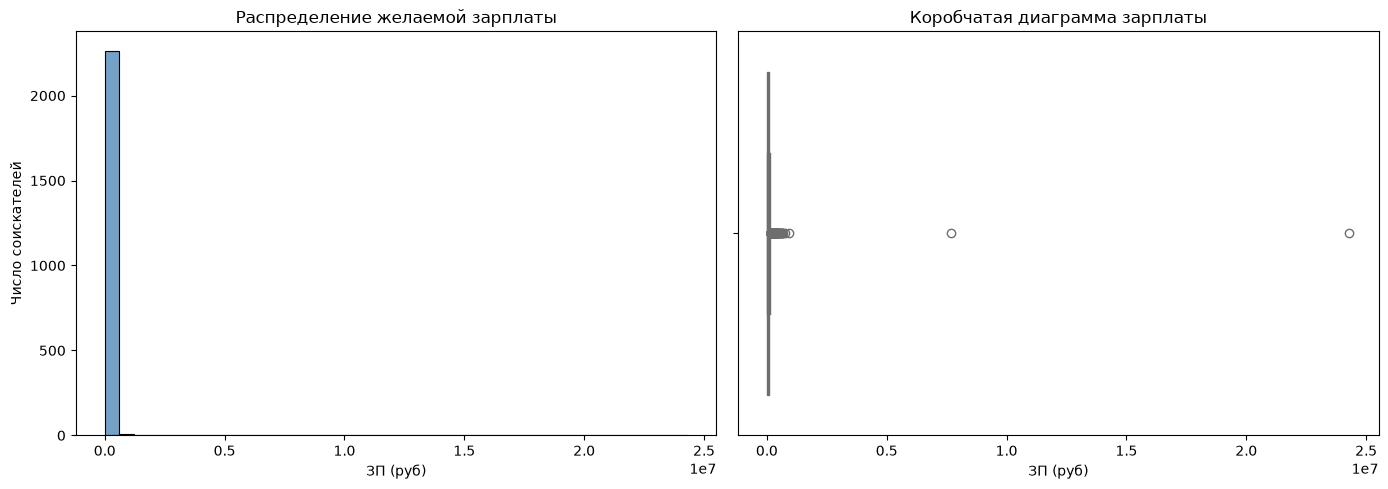
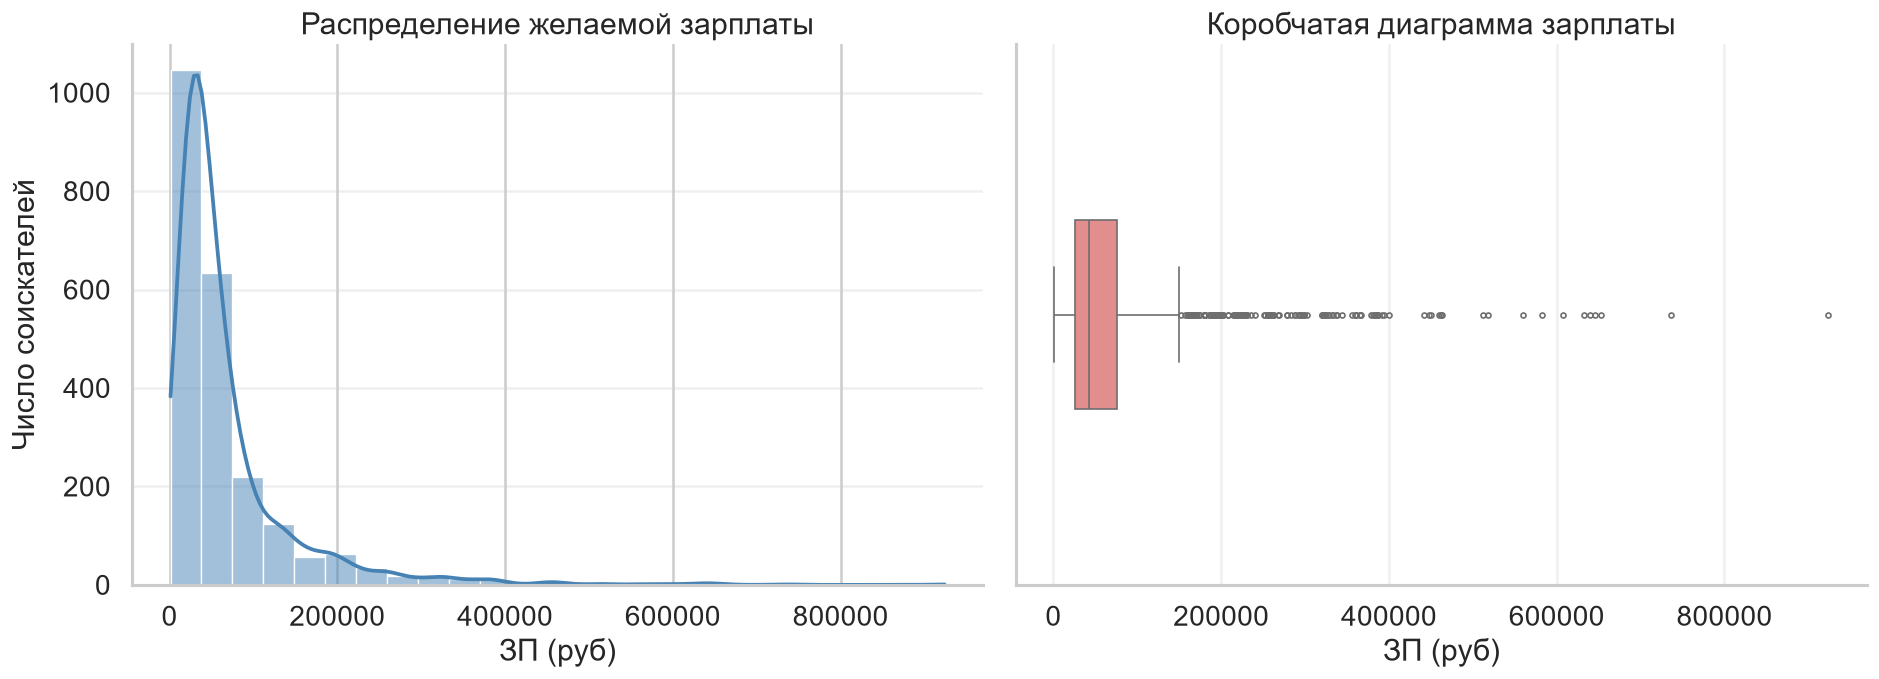
Unified diff of the notebook cell whose output changed from the first chart to the second:
--- before
+++ after
@@ -2,15 +2,35 @@
 import seaborn as sns
 
-fig, axes = plt.subplots(1, 2, figsize=(14, 5))
+sns.set_theme(style="whitegrid", context="talk")
 
-sns.histplot(HH_data['ЗП (руб)'], bins=40, ax=axes[0], color='steelblue')
+fig, axes = plt.subplots(1, 2, figsize=(16, 6), dpi=120)
+
+sns.histplot(
+    data=HH_data,
+    x='ЗП (руб)',
+    bins=25,
+    kde=True,
+    ax=axes[0],
+    color='steelblue',
+    edgecolor='white',
+    linewidth=0.8
+)
 axes[0].set_title('Распределение желаемой зарплаты')
 axes[0].set_xlabel('ЗП (руб)')
 axes[0].set_ylabel('Число соискателей')
+axes[0].grid(axis='y', alpha=0.3)
 
-sns.boxplot(x=HH_data['ЗП (руб)'], ax=axes[1], color='lightcoral')
+sns.boxplot(
+    x=HH_data['ЗП (руб)'],
+    ax=axes[1],
+    color='lightcoral',
+    width=0.35,
+    fliersize=3
+)
 axes[1].set_title('Коробчатая диаграмма зарплаты')
 axes[1].set_xlabel('ЗП (руб)')
+axes[1].grid(axis='x', alpha=0.3)
 
+sns.despine(fig=fig)
 plt.tight_layout()
 plt.show()

Commit: вывод5